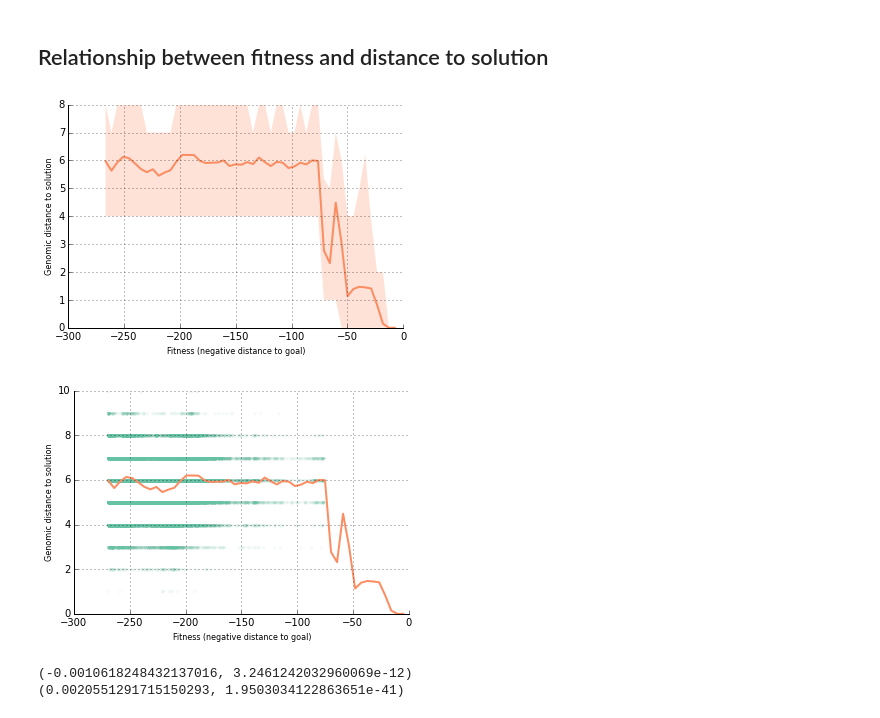
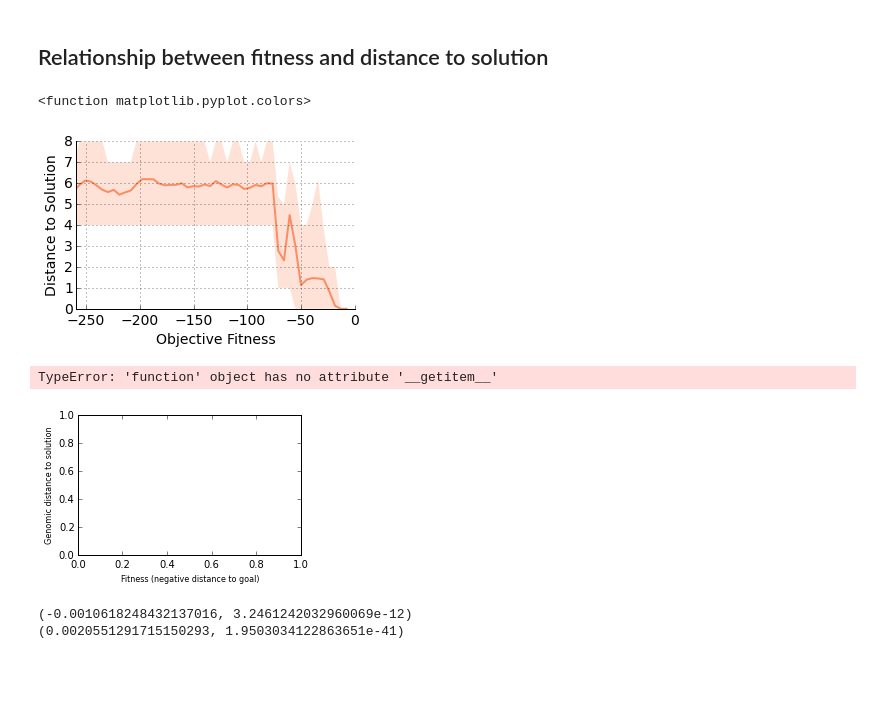
Before and after one commit to jal278/mazerobot-python, a Jupyter notebook: Maze calculations.ipynb, the cells around one changed output. Saved outputs shown, nothing was run; the diff lists cells and outputs as text; code cells hidden in the pictures; blank space fills up the shorter version.

```diff
--- a/Maze calculations.ipynb
+++ b/Maze calculations.ipynb
@@ -322,31 +322,51 @@ print scipy.stats.spearmanr(-fitness,evo)
 (0.2593735095002343, 0.0)
 # %% [markdown]
 ## Relationship  between fitness and distance to solution
+# %%
+colors
+# %% [output]
+<function matplotlib.pyplot.colors>
 # %%
+colors = bmap.mpl_colors
+params = {
+   'axes.labelsize': 14,
+   'text.fontsize': 12,
+   'legend.fontsize': 10,
+   'xtick.labelsize': 14,
+   'ytick.labelsize': 14,
+   'text.usetex': False,
+   'figure.figsize': [5.0, 3.0]
+   }
+rcParams.update(params)
+
 fig=figure()
 ax=fig.add_subplot(111)
 
 resx,resy= aggregate1d_prime(-fitness,domain.distance)
 mean,median,upper,lower=perc(resy,5)
 
 x,y = sample2d(-fitness,domain.distance,50000)
-ax.set_xlabel("Fitness (negative distance to goal)")
-ax.set_ylabel("Genomic distance to solution")
+ax.set_xlabel("Objective Fitness")
+ax.set_ylabel("Distance to Solution")
 #ax.plot(x,y,".",alpha=0.05,color=colors[0])
 #ax.plot(res[0],res[1],color=colors[1],linewidth=2)
 
 ax.plot(resx,mean,linewidth=2,color=colors[1])
 ax.fill_between(resx,lower,upper,alpha=0.25,linewidth=0, color=colors[1])
 
 ax.grid()
 ax.spines['top'].set_visible(False)
 ax.spines['right'].set_visible(False)
 ax.spines['left'].set_visible(True)
 ax.get_xaxis().tick_bottom()
 ax.get_yaxis().tick_left()
-fig.savefig("fitness_vs_soldist_%s.pdf"%maze, bbox_inches='tight')
+if maze=='hard':
+ ax.set_xlim(-230,0)
+if maze=='medium':
+ ax.set_xlim(-260,0)
+fig.savefig("fdc_%s.pdf"%maze, bbox_inches='tight')
 # %% [output]
-[figure, old version]
+[figure, new version]
 # %%
 fig=figure()
 ax=fig.add_subplot(111)
@@ -366,7 +386,8 @@ ax.get_xaxis().tick_bottom()
 ax.get_yaxis().tick_left()
 fig.savefig("fitness_vs_soldist_%s.pdf"%maze, bbox_inches='tight')
 # %% [output]
+TypeError: 'function' object has no attribute '__getitem__'
-[figure, old version]
+[figure, new version]
 # %%
 import scipy.stats
 print scipy.stats.pearsonr(-fitness, domain.distance)
```
Also changed, not shown: parts of 3 cells of this notebook, 2 other files.
